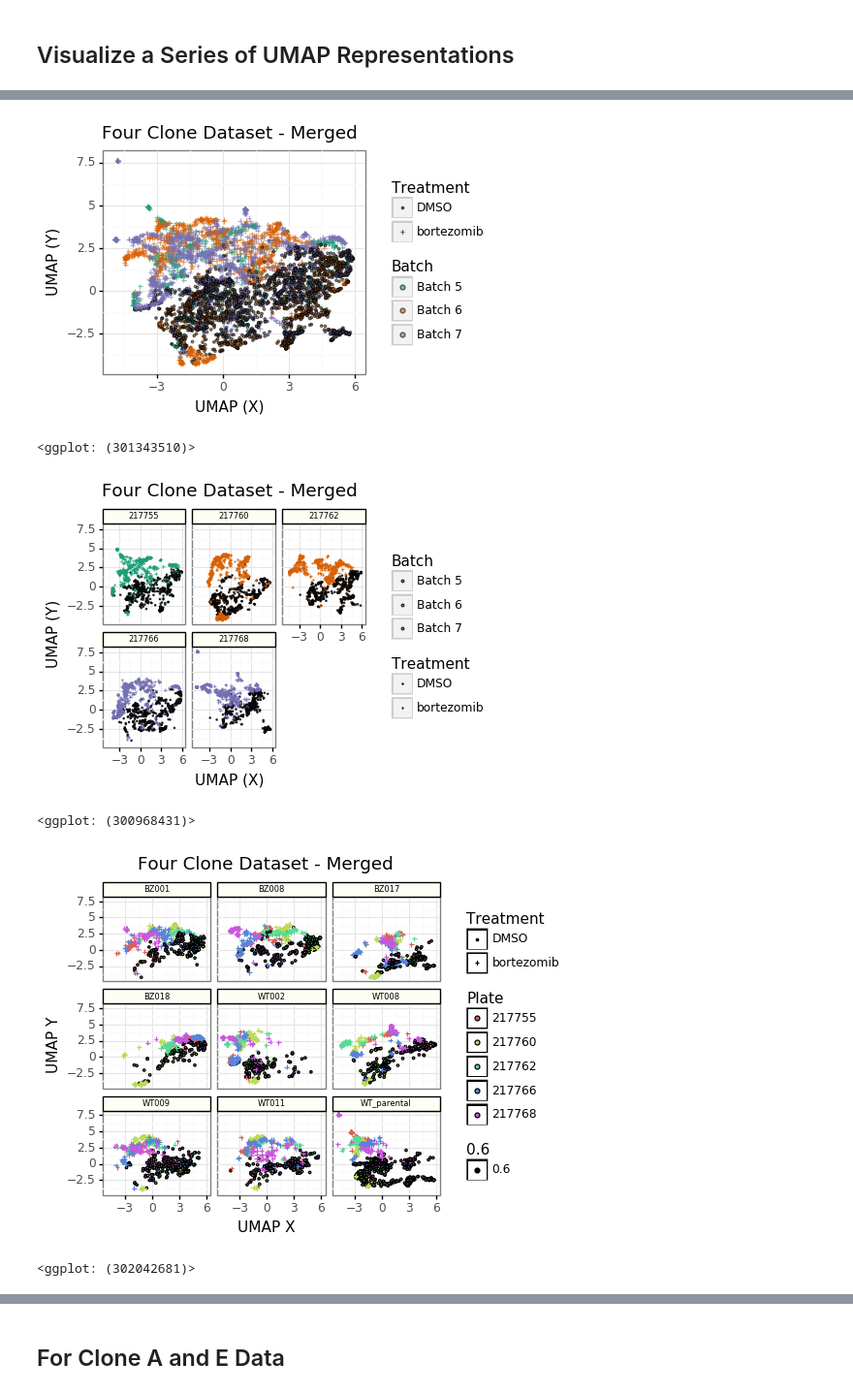
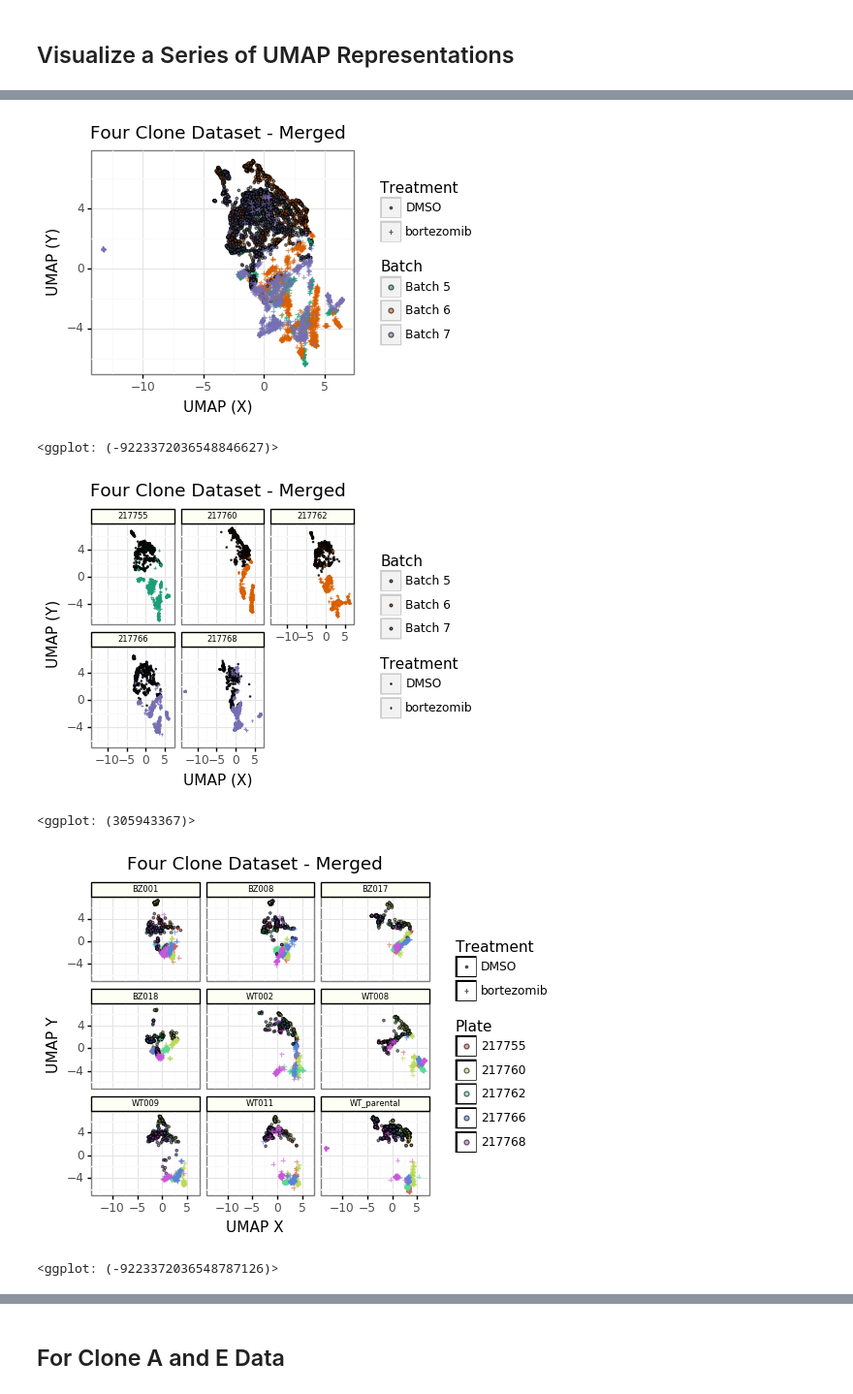
Before and after one commit to broadinstitute/profiling-resistance-mechanisms, a Jupyter notebook: 2.describe-data/3.umap.ipynb, the cells around one changed output, grey strips where cells are left out. Shown at 97% size. Cells and saved outputs as stored; diff of their text form; code cells hidden in the pictures.

Commit message:
apply UMAP to feature selected profiles

```diff
--- a/2.describe-data/3.umap.ipynb
+++ b/2.describe-data/3.umap.ipynb
@@ -42,7 +42,7 @@ save_file_extensions = ['.png']
 ## For Combined Batches of Four WT + Resistant Clones
 # %%
 # Load and process data
-file = os.path.join("data", "merged", "combined_four_clone_dataset.csv")
+file = os.path.join("data", "merged", "combined_four_clone_dataset_feature_select.csv.gz")
 fourclone_data_df = pd.read_csv(file)
 
 embedding_df = process_umap(fourclone_data_df)
@@ -143,8 +143,8 @@ for extension in save_file_extensions:
 
 umap_batch_gg
 # %% [output]
-[figure, old version]
+[figure, new version]
-<ggplot: (301343510)>
+<ggplot: (-9223372036548846627)>
 # %%
 umap_batch_facet_gg = (
     gg.ggplot(embedding_df, gg.aes(x="x", y="y"))
@@ -177,37 +177,38 @@ for extension in save_file_extensions:
 
 umap_batch_facet_gg
 # %% [output]
-[figure, old version]
+[figure, new version]
-<ggplot: (300968431)>
+<ggplot: (305943367)>
 # %%
 # Visualize UMAP results
 clone_facet_gg = (
     gg.ggplot(embedding_df, gg.aes('x', 'y'))
     + gg.geom_point(
-        gg.aes(fill='factor(Metadata_Plate)', shape="Metadata_treatment", alpha=0.6)
+        gg.aes(fill='factor(Metadata_Plate)', shape="Metadata_treatment"),
+        alpha=0.6
     )
     + gg.theme_bw()
     + gg.xlab("UMAP X")
     + gg.ylab("UMAP Y")
     + gg.scale_shape_manual(name="Treatment", values=[".", "+"])
     + gg.scale_fill_discrete(name="Plate")
     + gg.facet_wrap("~Metadata_clone_number")
     + gg.ggtitle("Four Clone Dataset - Merged")
     + gg.theme(
         legend_key=gg.element_rect(color="black", fill = "white"),
         strip_text=gg.element_text(size=6, color="black"),
         strip_background=gg.element_rect(colour="black", fill="#fdfff4")
     )
 )
 
 file = os.path.join("figures", "umap", "four_clone_umap_facet_clone_sample")
 for extension in save_file_extensions:
     clone_facet_gg.save(filename='{}{}'.format(file, extension), height=4, width=4.5, dpi=400)
 
 clone_facet_gg
 # %% [output]
-[figure, old version]
+[figure, new version]
-<ggplot: (302042681)>
+<ggplot: (-9223372036548787126)>
 # %%
 umap_well_embedding_gg = (
     gg.ggplot(embedding_df, gg.aes(x="x", y="y"))
```
Also changed, not shown: parts of 10 cells of this notebook, 1 other file.
